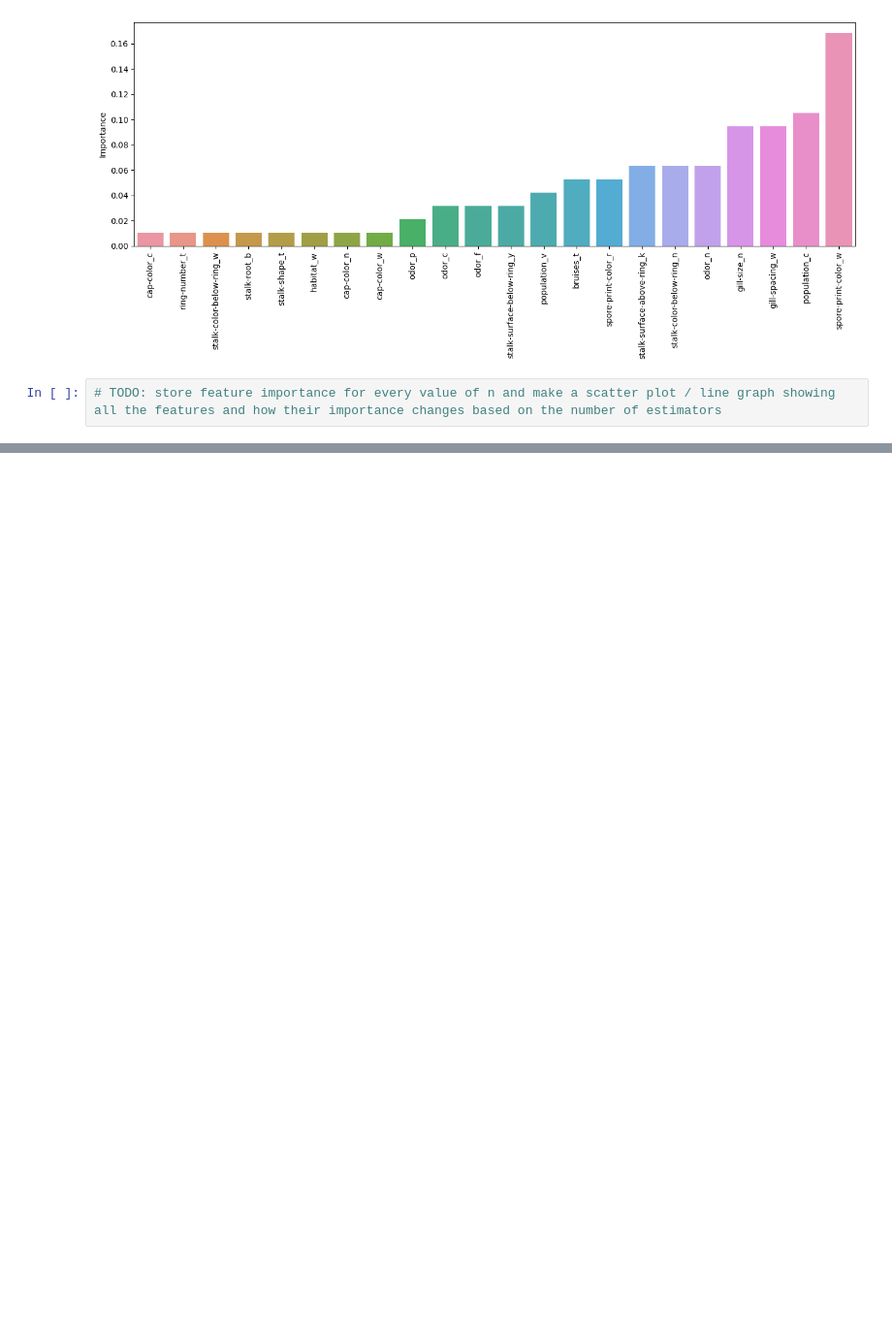
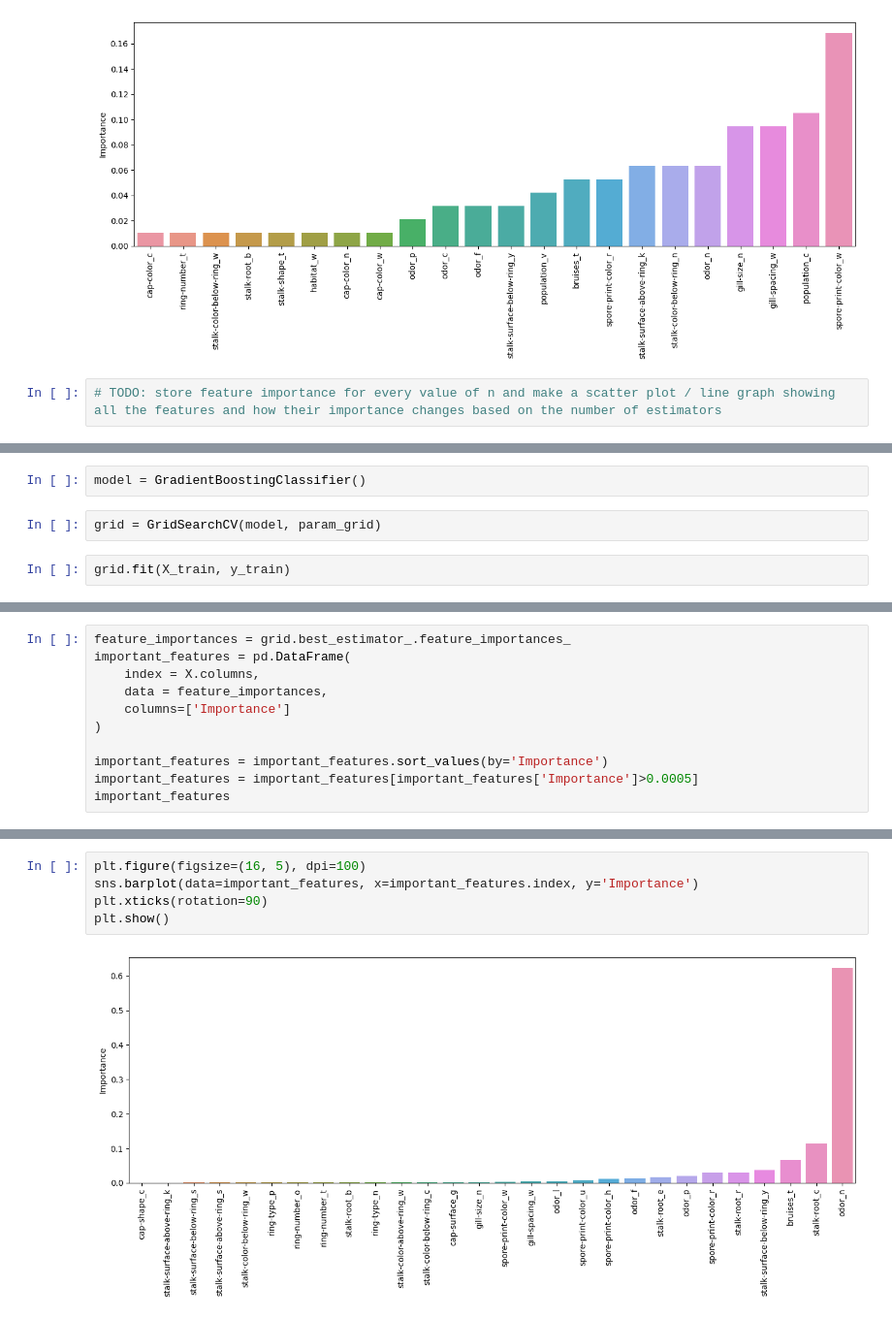
Before and after one commit to Mando-coder/machine-learning, a Jupyter notebook: src/notebooks/14_Boosting.ipynb, the cells around one changed output, grey strips where cells are left out. Shown: that part at 97% size. Drawn from its saved outputs; the diff is of its cells as text; blank space fills up the shorter version.

Commit message:
added gradient boosting to boosting nb

```diff
--- a/src/notebooks/14_Boosting.ipynb
+++ b/src/notebooks/14_Boosting.ipynb
@@ -196,0 +234,6 @@ plt.show()
+# %%
+model = GradientBoostingClassifier()
+# %%
+grid = GridSearchCV(model, param_grid)
+# %%
+grid.fit(X_train, y_train)
@@ -196,0 +261,11 @@ plt.show()
+# %%
+feature_importances = grid.best_estimator_.feature_importances_
+important_features = pd.DataFrame(
+    index = X.columns,
+    data = feature_importances,
+    columns=['Importance']
+)
+
+important_features = important_features.sort_values(by='Importance')
+important_features = important_features[important_features['Importance']>0.0005]
+important_features
@@ -196,0 +290,7 @@ plt.show()
+# %%
+plt.figure(figsize=(16, 5), dpi=100)
+sns.barplot(data=important_features, x=important_features.index, y='Importance')
+plt.xticks(rotation=90)
+plt.show()
+# %% [output]
+[figure, added]
```
Also changed, not shown: parts of 21 cells of this notebook.
